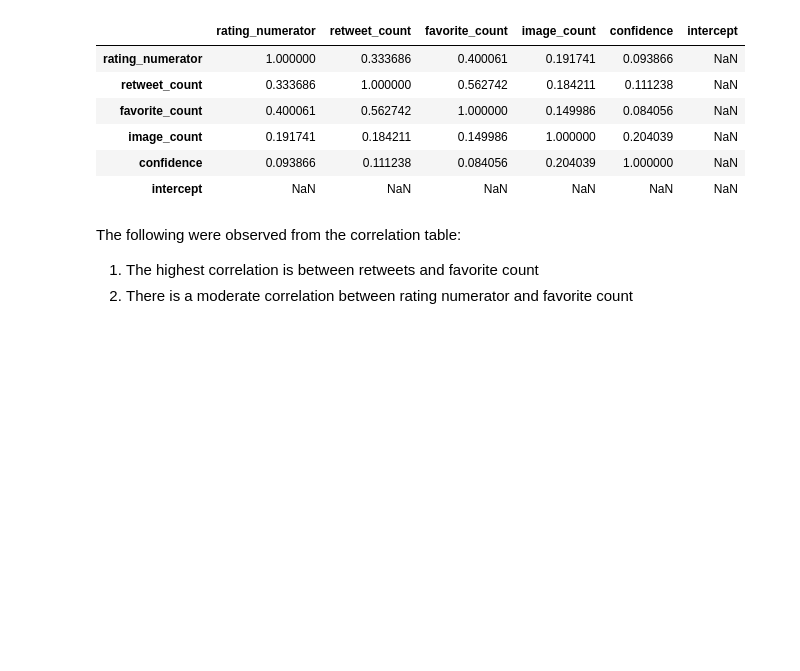
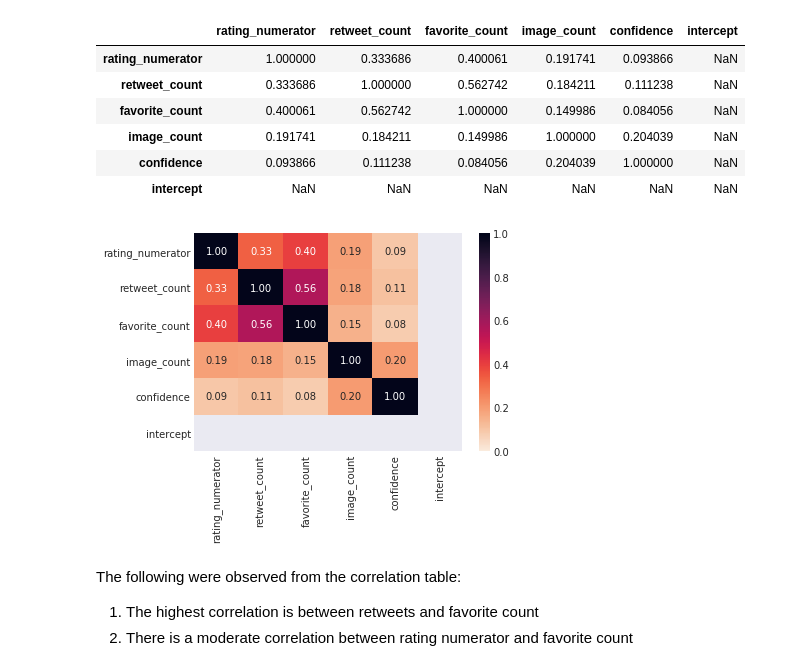
Before and after one commit to yaswaz/twitter_api, a Jupyter notebook: wrangle_act.ipynb, the cells around one changed output. Drawn from its saved outputs; the diff is of its cells as text; code cells hidden in the pictures; blank space fills up the shorter version.

Commit message:
Refactor: Commit changes plot matrice for corr to heatmap

```diff
--- a/wrangle_act.ipynb
+++ b/wrangle_act.ipynb
@@ -1576,6 +1576,11 @@ twitter_archive_master.corr()
 | image_count | 0.191741 | 0.184211 | 0.149986 | 1.000000 | 0.204039 | NaN |
 | confidence | 0.093866 | 0.111238 | 0.084056 | 0.204039 | 1.000000 | NaN |
 | intercept | NaN | NaN | NaN | NaN | NaN | NaN |
+# %%
+# Visualize corr using heat map
+sns.heatmap(twitter_archive_master.corr(), annot = True, fmt = '.2f', cmap = 'rocket_r', vmin = 0);
+# %% [output]
+[figure, added]
 # %% [markdown]
 The following were observed from the correlation table:
 1. The highest correlation is between retweets and favorite count
```
Also changed, not shown: parts of 10 cells of this notebook.
